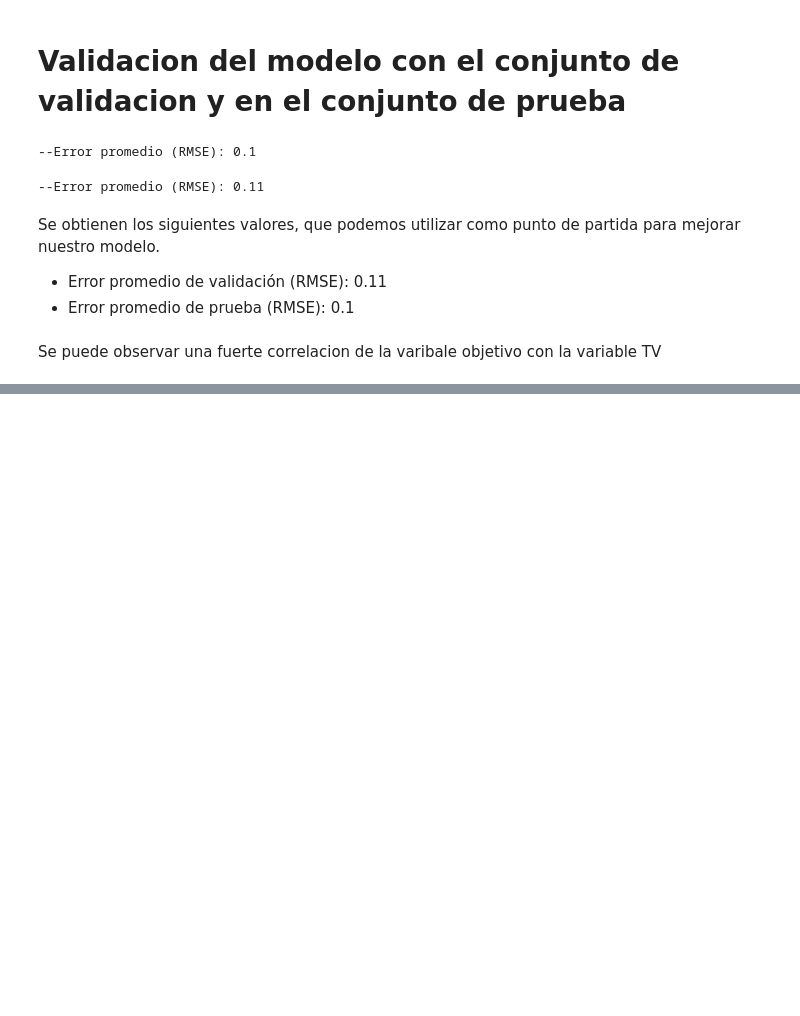
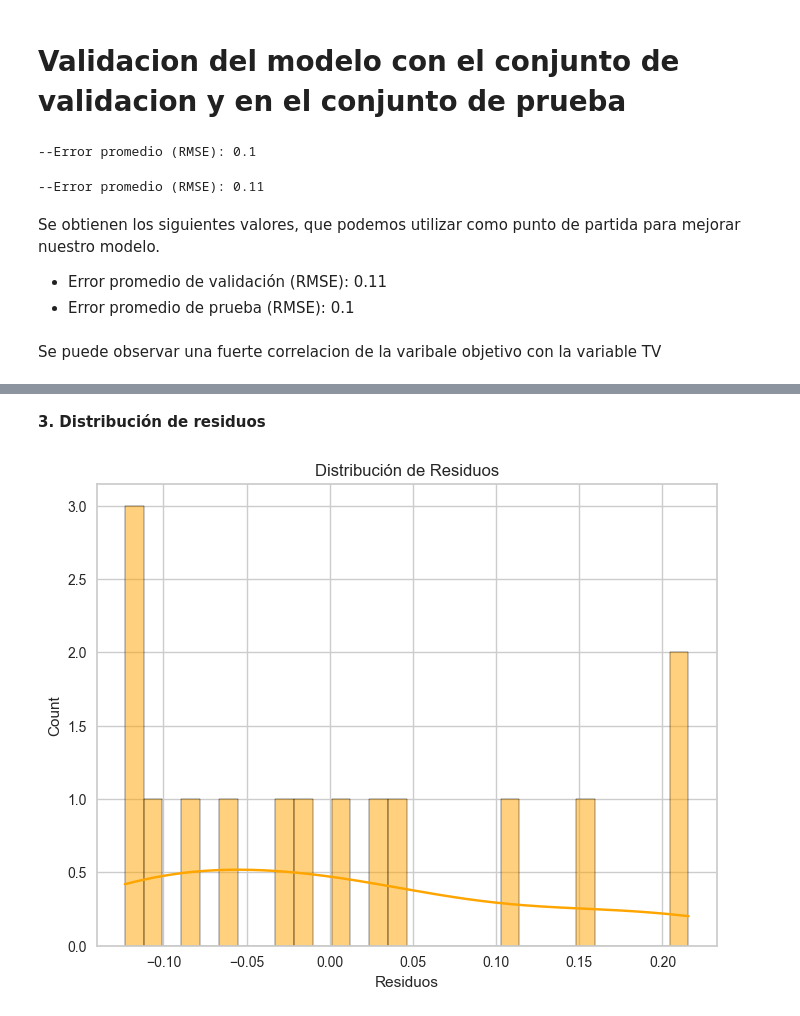
Before and after one commit to Daniel-MZP/Proyectos_regresi-n, a Jupyter notebook: Gasto en publicidad vs. ventas/advertising.ipynb, the cells around one changed output, grey strips where cells are left out. Saved outputs shown, nothing was run; the diff lists cells and outputs as text; code cells hidden in the pictures; blank space fills up the shorter version.

```diff
--- a/Gasto en publicidad vs. ventas/advertising.ipynb
+++ b/Gasto en publicidad vs. ventas/advertising.ipynb
@@ -512,0 +578,12 @@ Se puede observar una fuerte correlacion de la varibale objetivo con la variable
+# %% [markdown]
+**3. Distribución de residuos**
+# %%
+# Histograma de residuos
+fig, ax = plt.subplots(figsize=(8, 6))
+
+sns.histplot(df_resultados["residuos"], kde=True, color="orange", bins=30, ax=ax)
+ax.set_xlabel("Residuos")
+ax.set_title("Distribución de Residuos")
+plt.show()
+# %% [output]
+[figure, added]
```
Also changed, not shown: parts of 10 cells of this notebook.
